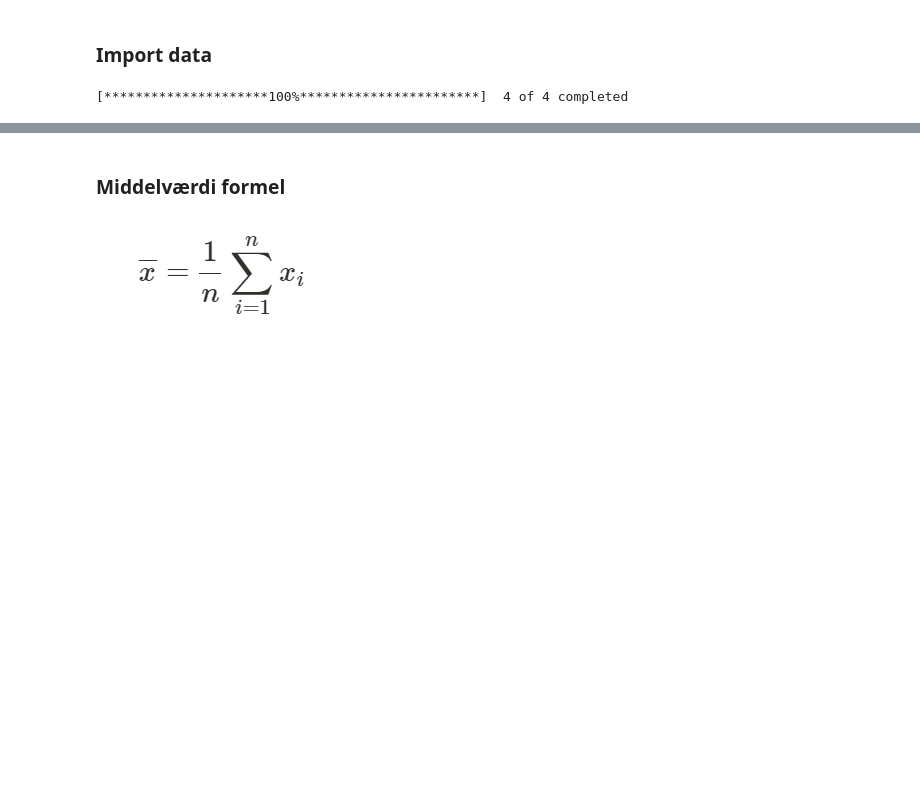
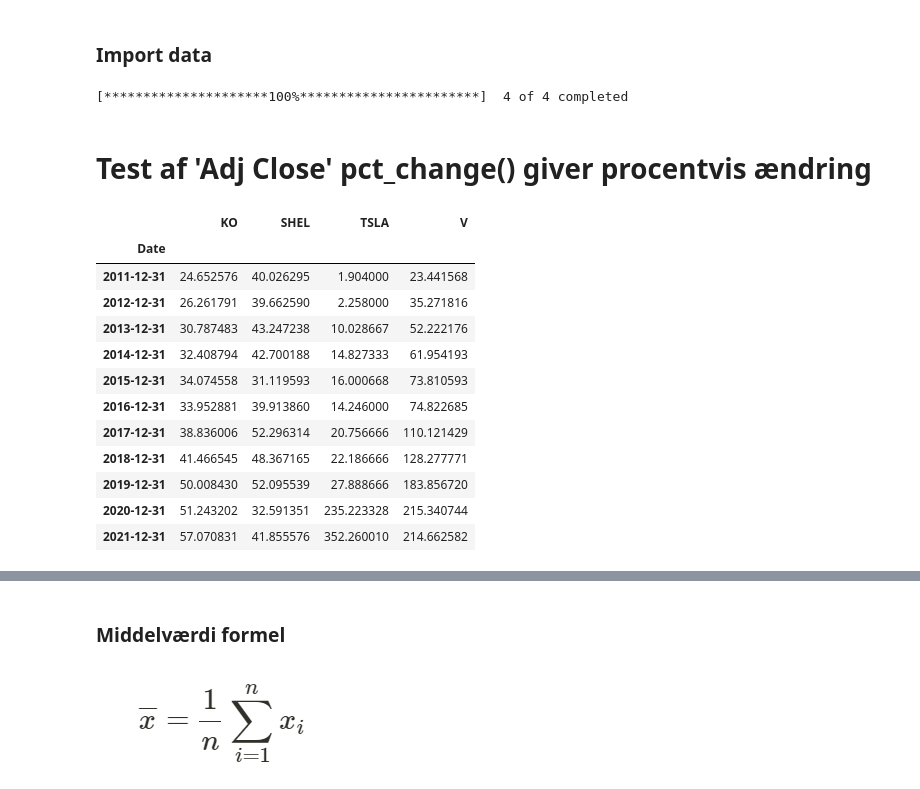
Before and after one commit to FerdinandBjerreWahl/BA, a Jupyter notebook: Covarians and mean_test.ipynb, the cells around one changed output, grey strips where cells are left out. Saved outputs shown, nothing was run; the diff lists cells and outputs as text; code cells hidden in the pictures; blank space fills up the shorter version.

Commit message:
Tilføjede test af procent funktion

```diff
--- a/Covarians and mean_test.ipynb
+++ b/Covarians and mean_test.ipynb
@@ -10,6 +10,26 @@ import yfinance as yf
 from sklearn.linear_model import LinearRegression
 import math
 # %%
-indexes = yf.download("TSLA KO V SHEL", start="2011-02-01", end="2022-02-01")
+indexes = yf.download("TSLA KO V SHEL", start="2011-01-01", end="2022-01-01")
 # %% [output]
 [*********************100%***********************]  4 of 4 completed
+# %% [markdown]
+# Test af 'Adj Close' pct_change() giver procentvis ændring
+# %%
+returns =  indexes['Adj Close']
+returns_ffill = indexes['Adj Close'].resample('y').ffill()
+returns_ffill
+# %% [output]
+|  | KO | SHEL | TSLA | V |
+| Date |  |  |  |  |
+| 2011-12-31 | 24.652576 | 40.026295 | 1.904000 | 23.441568 |
+| 2012-12-31 | 26.261791 | 39.662590 | 2.258000 | 35.271816 |
+| 2013-12-31 | 30.787483 | 43.247238 | 10.028667 | 52.222176 |
+| 2014-12-31 | 32.408794 | 42.700188 | 14.827333 | 61.954193 |
+| 2015-12-31 | 34.074558 | 31.119593 | 16.000668 | 73.810593 |
+| 2016-12-31 | 33.952881 | 39.913860 | 14.246000 | 74.822685 |
+| 2017-12-31 | 38.836006 | 52.296314 | 20.756666 | 110.121429 |
+| 2018-12-31 | 41.466545 | 48.367165 | 22.186666 | 128.277771 |
+| 2019-12-31 | 50.008430 | 52.095539 | 27.888666 | 183.856720 |
+| 2020-12-31 | 51.243202 | 32.591351 | 235.223328 | 215.340744 |
+| 2021-12-31 | 57.070831 | 41.855576 | 352.260010 | 214.662582 |
```
Also changed, not shown: parts of 12 cells of this notebook, 1 other file.
